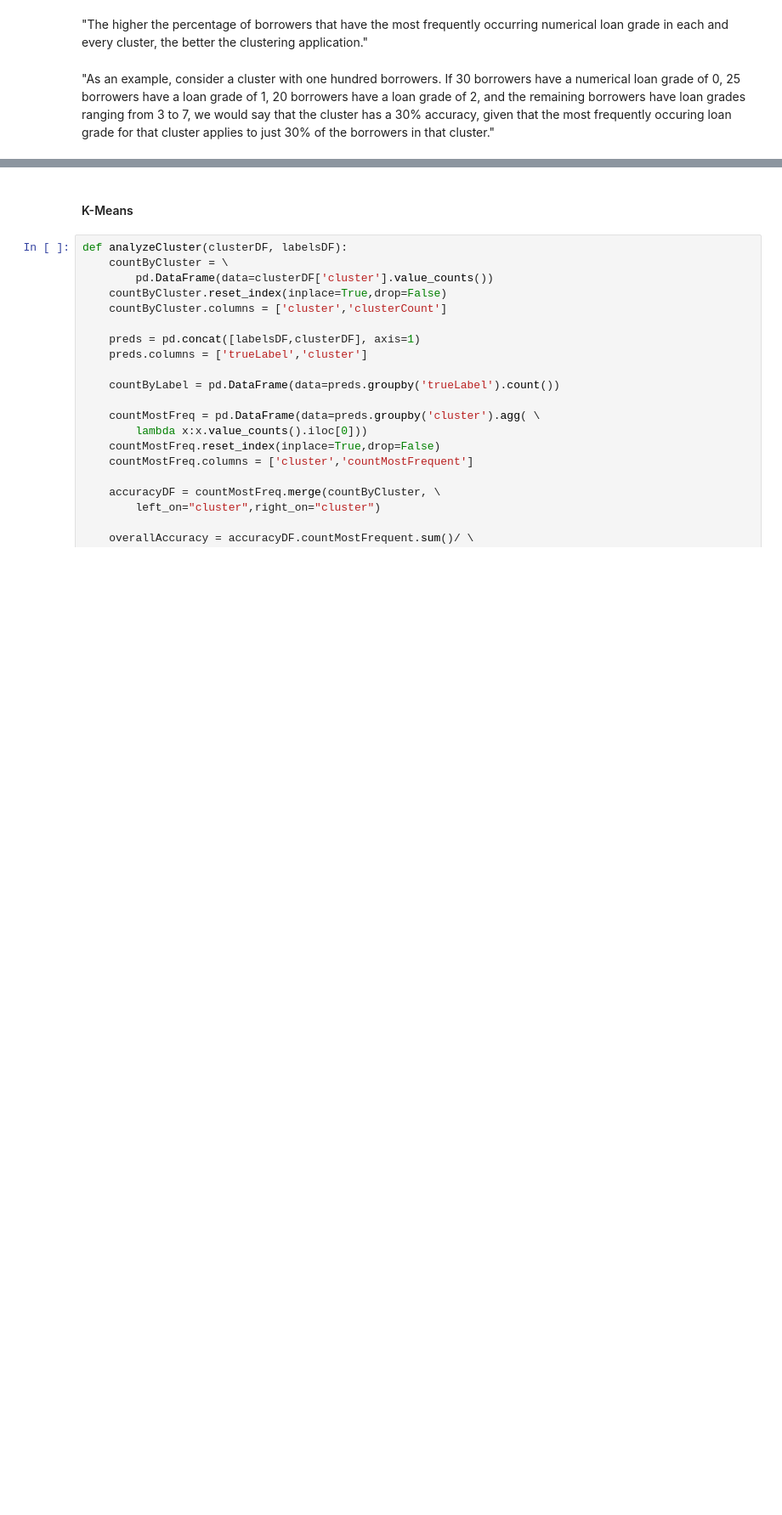
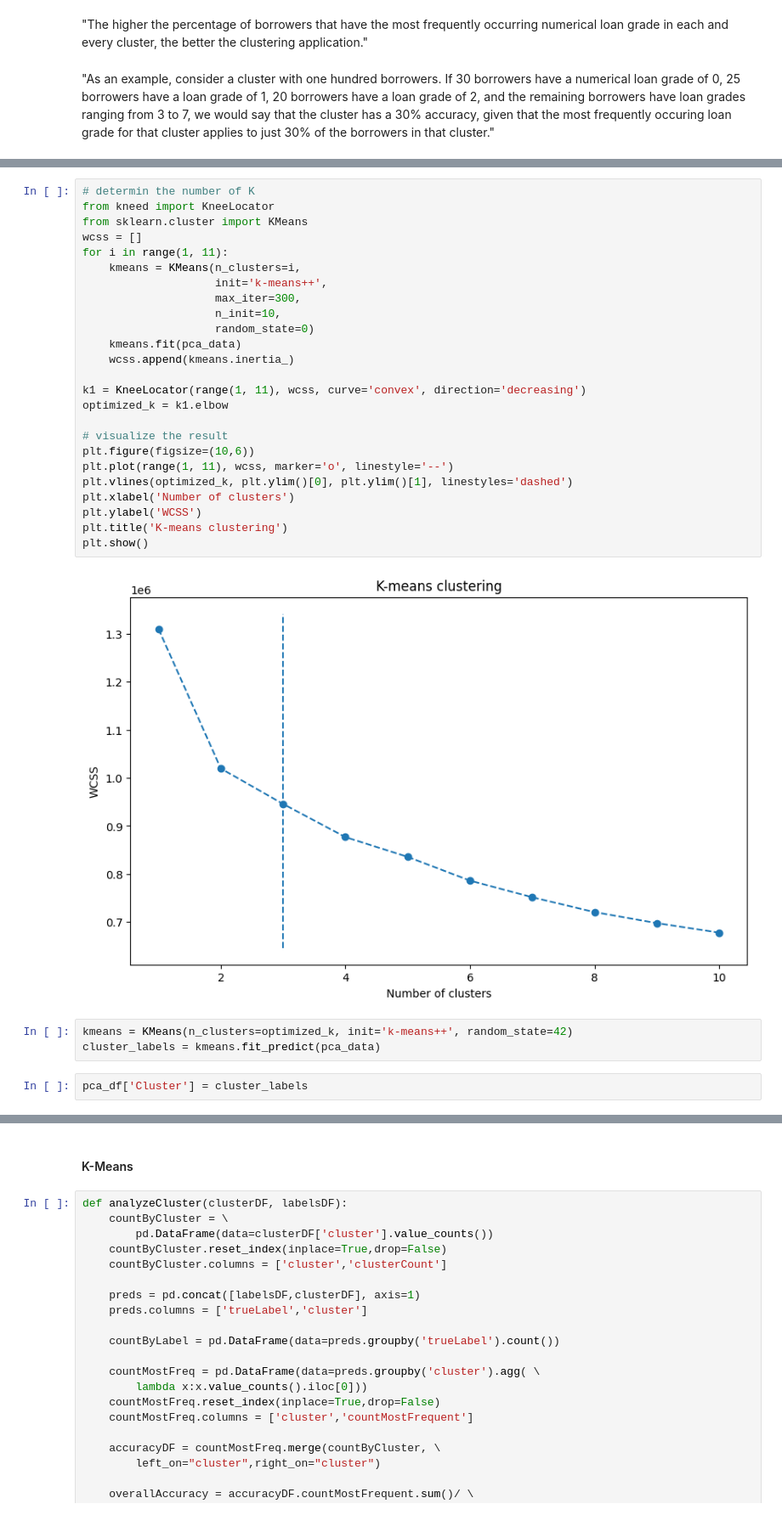
Before and after one commit to curtpond/segmentation, a Jupyter notebook: lending-club.ipynb, the cells around one changed output, grey strips where cells are left out. Shown at 85% size. Drawn from its saved outputs; the diff is of its cells as text; blank space fills up the shorter version.

```diff
--- a/lending-club.ipynb
+++ b/lending-club.ipynb
@@ -304,0 +376,32 @@ interestAndGrade.groupby("grade").mean()
+# %%
+# determin the number of K
+from kneed import KneeLocator
+from sklearn.cluster import KMeans
+wcss = []
+for i in range(1, 11):
+    kmeans = KMeans(n_clusters=i,
+                    init='k-means++',
+                    max_iter=300,
+                    n_init=10,
+                    random_state=0)
+    kmeans.fit(pca_data)
+    wcss.append(kmeans.inertia_)
+
+k1 = KneeLocator(range(1, 11), wcss, curve='convex', direction='decreasing')
+optimized_k = k1.elbow
+
+# visualize the result
+plt.figure(figsize=(10,6))
+plt.plot(range(1, 11), wcss, marker='o', linestyle='--')
+plt.vlines(optimized_k, plt.ylim()[0], plt.ylim()[1], linestyles='dashed')
+plt.xlabel('Number of clusters')
+plt.ylabel('WCSS')
+plt.title('K-means clustering')
+plt.show()
+# %% [output]
+[figure, added]
+# %%
+kmeans = KMeans(n_clusters=optimized_k, init='k-means++', random_state=42)
+cluster_labels = kmeans.fit_predict(pca_data)
+# %%
+pca_df['Cluster'] = cluster_labels
```
Also changed, not shown: parts of 16 cells of this notebook, 4 other files.
